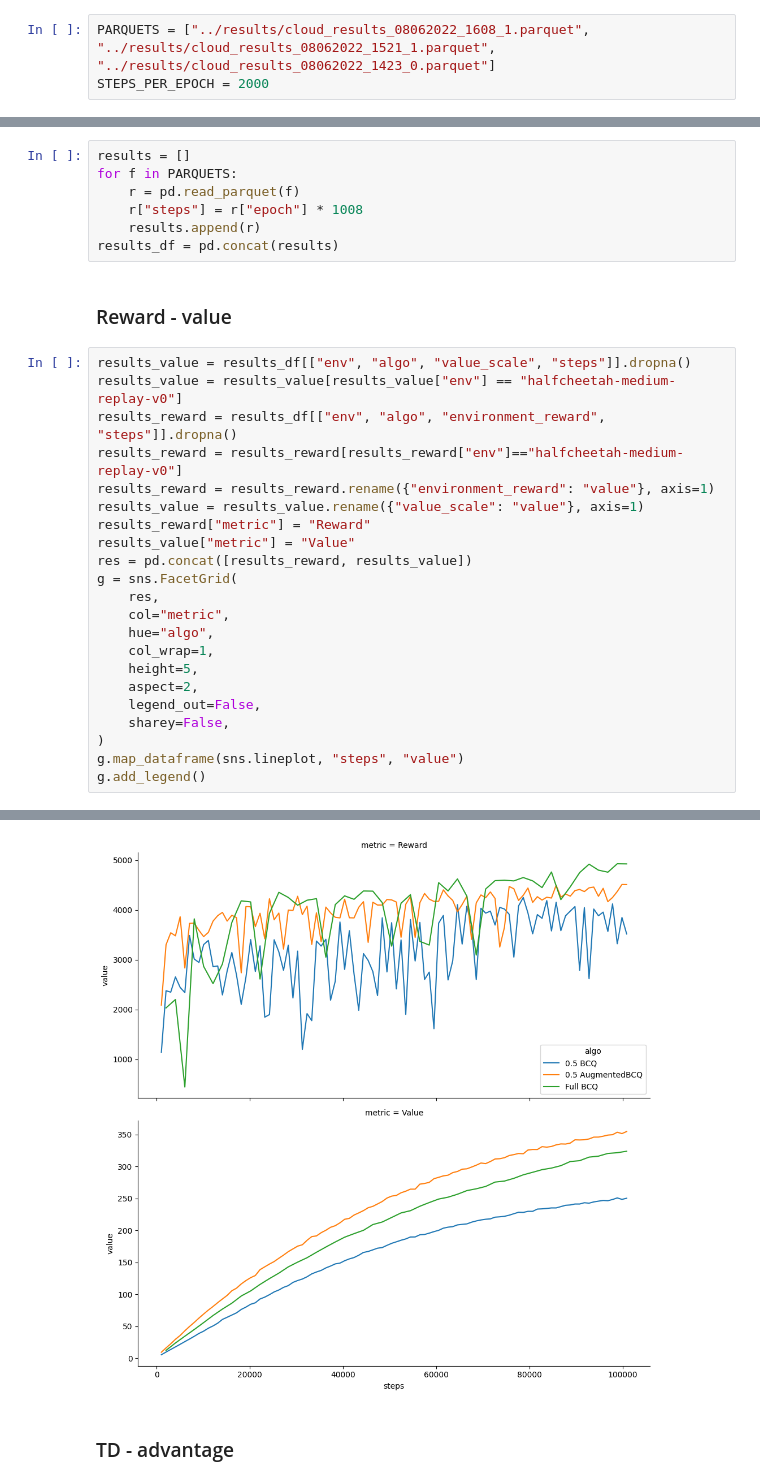
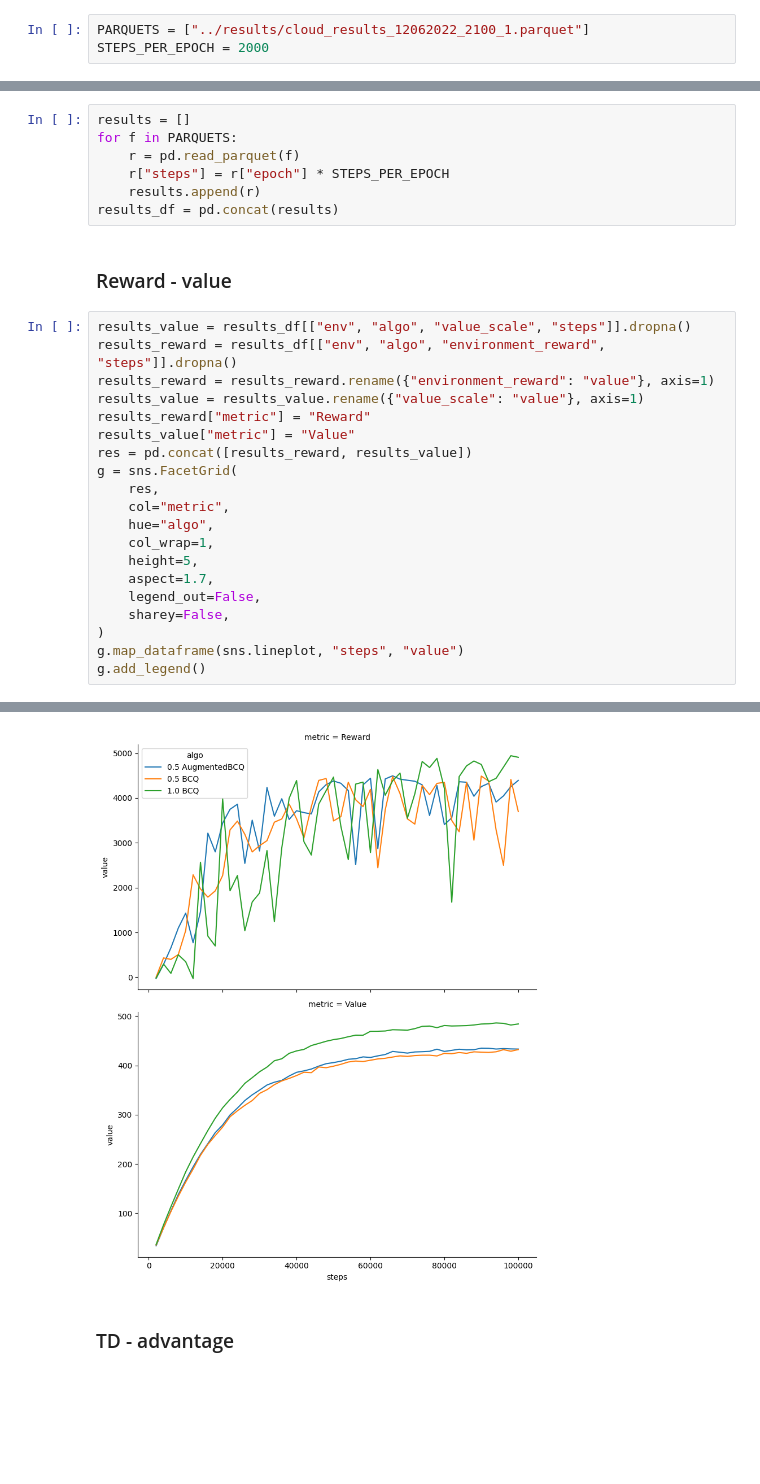
Before and after one commit to gerkone/augrl-tum-adlr-ss22, a Jupyter notebook: experiments/visualize.ipynb, the cells around one changed output, grey strips where cells are left out. Cells and saved outputs as stored; diff of their text form; blank space fills up the shorter version.

Commit message:
new cloud results

```diff
--- a/experiments/visualize.ipynb
+++ b/experiments/visualize.ipynb
@@ -12,7 +12,7 @@ warnings.filterwarnings("ignore")
 # %% [markdown]
 ## Comparing results
 # %%
-PARQUETS = ["../results/cloud_results_08062022_1608_1.parquet", "../results/cloud_results_08062022_1521_1.parquet", "../results/cloud_results_08062022_1423_0.parquet"]
+PARQUETS = ["../results/cloud_results_12062022_2100_1.parquet"]
 STEPS_PER_EPOCH = 2000
 # %%
 def is_outlier(s):
@@ -26,36 +26,34 @@ def is_outlier(s):
 results = []
 for f in PARQUETS:
     r = pd.read_parquet(f)
-    r["steps"] = r["epoch"] * 1008
+    r["steps"] = r["epoch"] * STEPS_PER_EPOCH
     results.append(r)
 results_df = pd.concat(results)
 # %% [markdown]
 ### Reward - value
 # %%
 results_value = results_df[["env", "algo", "value_scale", "steps"]].dropna()
-results_value = results_value[results_value["env"] == "halfcheetah-medium-replay-v0"]
 results_reward = results_df[["env", "algo", "environment_reward", "steps"]].dropna()
-results_reward = results_reward[results_reward["env"]=="halfcheetah-medium-replay-v0"]
 results_reward = results_reward.rename({"environment_reward": "value"}, axis=1)
 results_value = results_value.rename({"value_scale": "value"}, axis=1)
 results_reward["metric"] = "Reward"
 results_value["metric"] = "Value"
 res = pd.concat([results_reward, results_value])
 g = sns.FacetGrid(
     res,
     col="metric",
     hue="algo",
     col_wrap=1,
     height=5,
-    aspect=2,
+    aspect=1.7,
     legend_out=False,
     sharey=False,
 )
 g.map_dataframe(sns.lineplot, "steps", "value")
 g.add_legend()
 # %% [output]
 <seaborn.axisgrid.FacetGrid at 0x...>
-[figure, old version]
+[figure, new version]
 # %% [markdown]
 ### TD - advantage
 # %%
```
Also changed, not shown: parts of 1 cell of this notebook, 1 other file.
